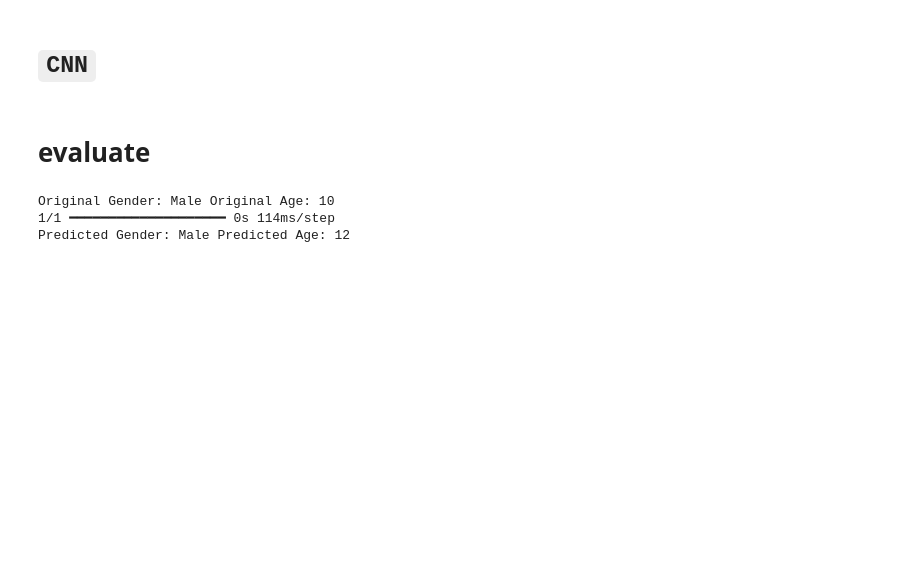
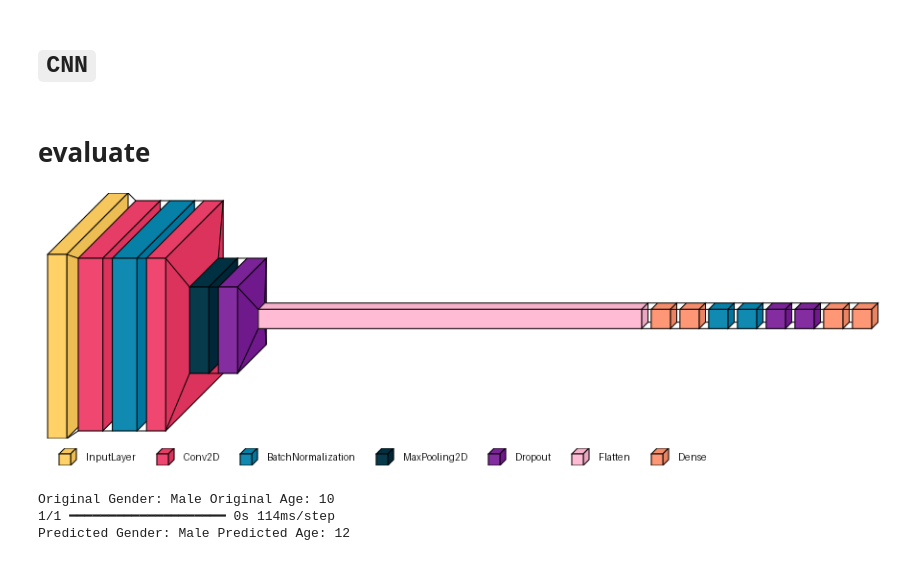
Before and after one commit to PHYRA47/Biometrics-II, a Jupyter notebook: Biometrics Skills - Amine Nait-Ali/skill4_Face_Age_Estimation/scripts/training.ipynb, the cells around one changed output. Drawn from its saved outputs; the diff is of its cells as text; code cells hidden in the pictures; blank space fills up the shorter version.

```diff
--- a/Biometrics Skills - Amine Nait-Ali/skill4_Face_Age_Estimation/scripts/training.ipynb
+++ b/Biometrics Skills - Amine Nait-Ali/skill4_Face_Age_Estimation/scripts/training.ipynb
@@ -181,7 +198,19 @@ model.save('models/custom_ResNet50.keras')  # SavedModel format
 np.savez('custom_ResNet50_history.npz', **history.history)
 # %%
 # Load the model
-model = tf.keras.models.load_model('models/custom_CNN/custom_CNN.keras')
+model = tf.keras.models.load_model('../models/age_gender_estimation/custom_CNN/custom_CNN.keras')
+# %%
+# Visualize the model
+visualkeras.layered_view(
+    model,
+    legend=True,
+    scale_xy=1.5,
+    padding=10,
+    max_xy=1000,
+
+)
+# %% [output]
+[figure, added]
 # %%
 image_index = 58
 print("Original Gender:", gender_dict[y_gender[image_index]], "Original Age:", y_age[image_index])
```
Also changed, not shown: parts of 11 cells of this notebook, 2 other files.
